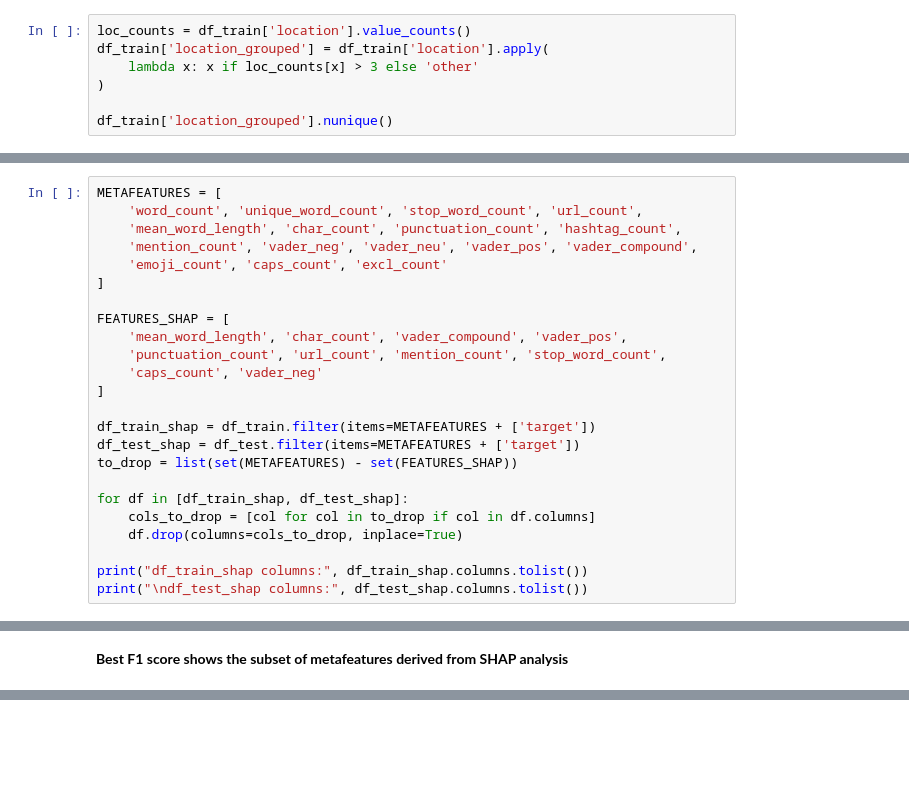
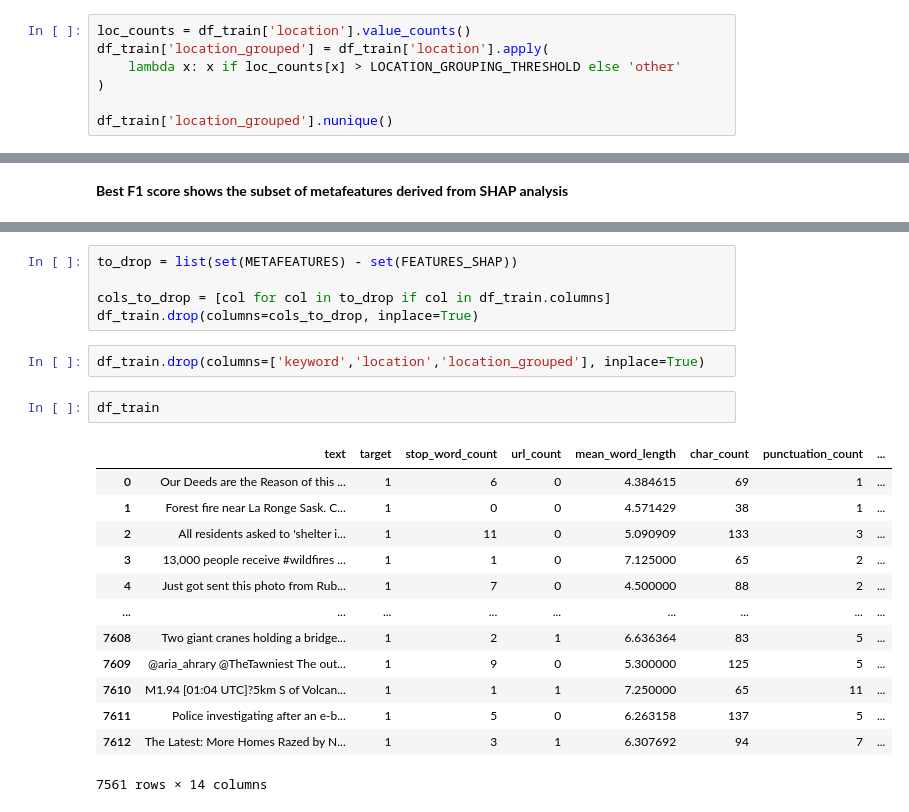
Before and after one commit to ihuod/Tweets_NLP, a Jupyter notebook: tweets.ipynb, the cells around one changed output, grey strips where cells are left out. Drawn from its saved outputs; the diff is of its cells as text; blank space fills up the shorter version.

Commit message:
Add text processing

```diff
--- a/tweets.ipynb
+++ b/tweets.ipynb
@@ -702,7 +754,7 @@ Since 'location' is a user-input column, it's highly possible that unique values
 # %%
 loc_counts = df_train['location'].value_counts()
 df_train['location_grouped'] = df_train['location'].apply(
-    lambda x: x if loc_counts[x] > 3 else 'other'
+    lambda x: x if loc_counts[x] > LOCATION_GROUPING_THRESHOLD else 'other'
 )
 
 df_train['location_grouped'].nunique()
@@ -895,24 +920,0 @@ shap.summary_plot(shap_values, X)
-# %%
-METAFEATURES = [
-    'word_count', 'unique_word_count', 'stop_word_count', 'url_count',
-    'mean_word_length', 'char_count', 'punctuation_count', 'hashtag_count',
-    'mention_count', 'vader_neg', 'vader_neu', 'vader_pos', 'vader_compound',
-    'emoji_count', 'caps_count', 'excl_count'
-]
-
-FEATURES_SHAP = [
-    'mean_word_length', 'char_count', 'vader_compound', 'vader_pos',
-    'punctuation_count', 'url_count', 'mention_count', 'stop_word_count',
-    'caps_count', 'vader_neg'
-]
-
-df_train_shap = df_train.filter(items=METAFEATURES + ['target'])
-df_test_shap = df_test.filter(items=METAFEATURES + ['target'])
-to_drop = list(set(METAFEATURES) - set(FEATURES_SHAP))
-
-for df in [df_train_shap, df_test_shap]:
-    cols_to_drop = [col for col in to_drop if col in df.columns]
-    df.drop(columns=cols_to_drop, inplace=True)
-
-print("df_train_shap columns:", df_train_shap.columns.tolist())
-print("\ndf_test_shap columns:", df_test_shap.columns.tolist())
@@ -979,0 +1208,23 @@ submission.to_csv('submission_shap.csv', index=False)
+# %%
+to_drop = list(set(METAFEATURES) - set(FEATURES_SHAP))
+
+cols_to_drop = [col for col in to_drop if col in df_train.columns]
+df_train.drop(columns=cols_to_drop, inplace=True)
+# %%
+df_train.drop(columns=['keyword','location','location_grouped'], inplace=True)
+# %%
+df_train
+# %% [output]
+|  | text | target | stop_word_count | url_count | mean_word_length | char_count | punctuation_count | ... |
+| 0 | Our Deeds are the Reason of this ... | 1 | 6 | 0 | 4.384615 | 69 | 1 | ... |
+| 1 | Forest fire near La Ronge Sask. C... | 1 | 0 | 0 | 4.571429 | 38 | 1 | ... |
+| 2 | All residents asked to 'shelter i... | 1 | 11 | 0 | 5.090909 | 133 | 3 | ... |
+| 3 | 13,000 people receive #wildfires ... | 1 | 1 | 0 | 7.125000 | 65 | 2 | ... |
+| 4 | Just got sent this photo from Rub... | 1 | 7 | 0 | 4.500000 | 88 | 2 | ... |
+| ... | ... | ... | ... | ... | ... | ... | ... | ... |
+| 7608 | Two giant cranes holding a bridge... | 1 | 2 | 1 | 6.636364 | 83 | 5 | ... |
+| 7609 | @aria_ahrary @TheTawniest The out... | 1 | 9 | 0 | 5.300000 | 125 | 5 | ... |
+| 7610 | M1.94 [01:04 UTC]?5km S of Volcan... | 1 | 1 | 1 | 7.250000 | 65 | 11 | ... |
+| 7611 | Police investigating after an e-b... | 1 | 5 | 0 | 6.263158 | 137 | 5 | ... |
+| 7612 | The Latest: More Homes Razed by N... | 1 | 3 | 1 | 6.307692 | 94 | 7 | ... |
+7561 rows × 14 columns
```
Also changed, not shown: parts of 52 cells of this notebook.
